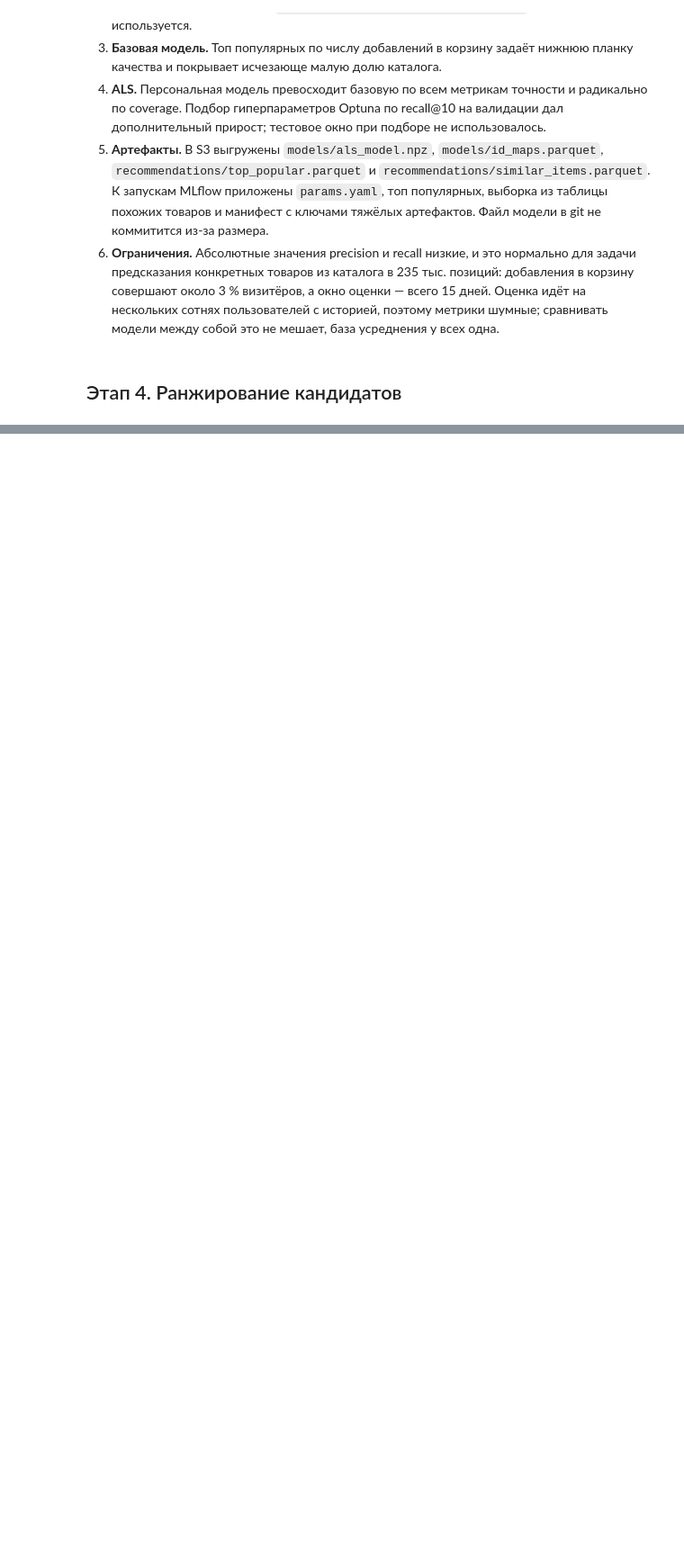
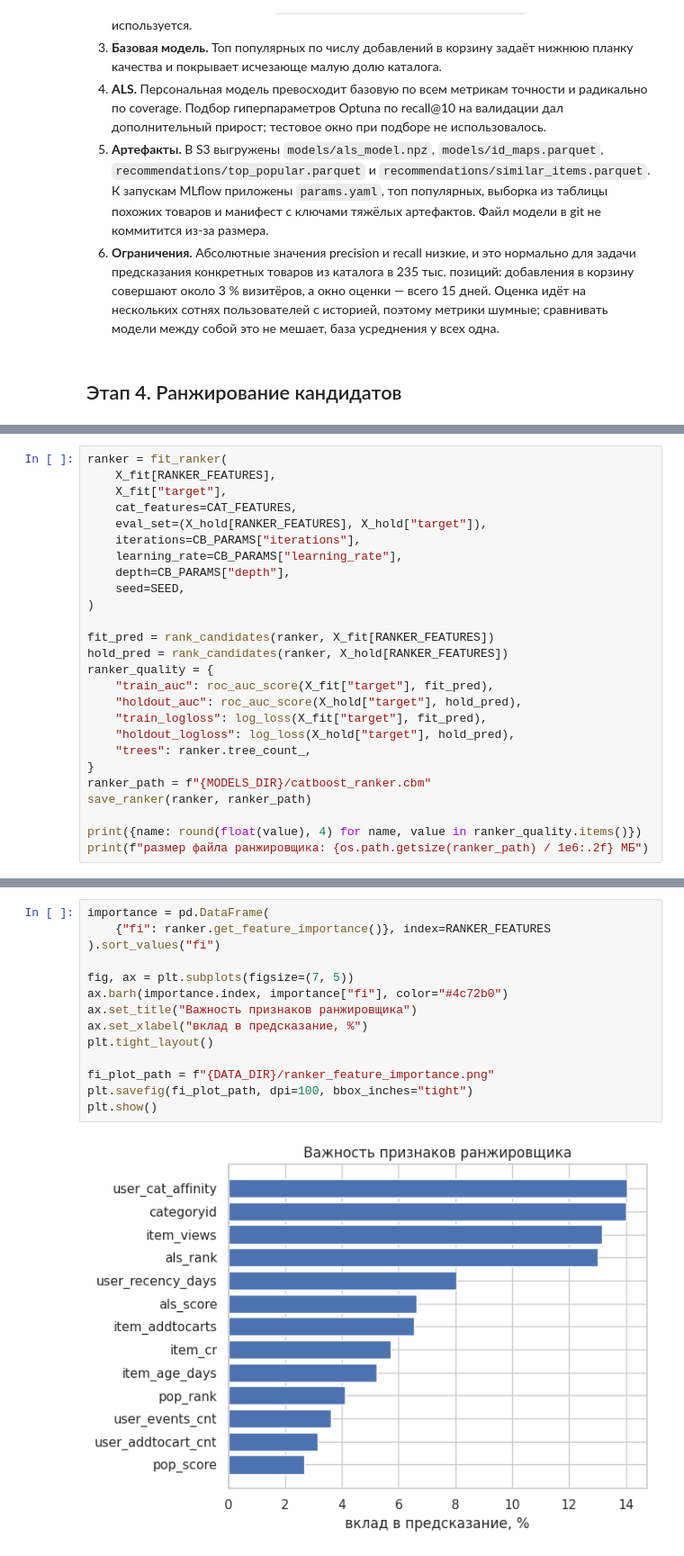
Before and after one commit to demetrioprotasov/mle-pr-final, a Jupyter notebook: notebooks/recommendations.ipynb, the cells around one changed output, grey strips where cells are left out. Shown at 90% size. Cells and saved outputs as stored; diff of their text form; blank space fills up the shorter version.

```diff
--- a/notebooks/recommendations.ipynb
+++ b/notebooks/recommendations.ipynb
@@ -727,0 +883,26 @@ print(f"вложенных запусков trial_*: {len(runs) - len(main_runs)
+# %%
+ranker = fit_ranker(
+    X_fit[RANKER_FEATURES],
+    X_fit["target"],
+    cat_features=CAT_FEATURES,
+    eval_set=(X_hold[RANKER_FEATURES], X_hold["target"]),
+    iterations=CB_PARAMS["iterations"],
+    learning_rate=CB_PARAMS["learning_rate"],
+    depth=CB_PARAMS["depth"],
+    seed=SEED,
+)
+
+fit_pred = rank_candidates(ranker, X_fit[RANKER_FEATURES])
+hold_pred = rank_candidates(ranker, X_hold[RANKER_FEATURES])
+ranker_quality = {
+    "train_auc": roc_auc_score(X_fit["target"], fit_pred),
+    "holdout_auc": roc_auc_score(X_hold["target"], hold_pred),
+    "train_logloss": log_loss(X_fit["target"], fit_pred),
+    "holdout_logloss": log_loss(X_hold["target"], hold_pred),
+    "trees": ranker.tree_count_,
+}
+ranker_path = f"{MODELS_DIR}/catboost_ranker.cbm"
+save_ranker(ranker, ranker_path)
+
+print({name: round(float(value), 4) for name, value in ranker_quality.items()})
+print(f"размер файла ранжировщика: {os.path.getsize(ranker_path) / 1e6:.2f} МБ")
@@ -727,0 +920,16 @@ print(f"вложенных запусков trial_*: {len(runs) - len(main_runs)
+# %%
+importance = pd.DataFrame(
+    {"fi": ranker.get_feature_importance()}, index=RANKER_FEATURES
+).sort_values("fi")
+
+fig, ax = plt.subplots(figsize=(7, 5))
+ax.barh(importance.index, importance["fi"], color="#4c72b0")
+ax.set_title("Важность признаков ранжировщика")
+ax.set_xlabel("вклад в предсказание, %")
+plt.tight_layout()
+
+fi_plot_path = f"{DATA_DIR}/ranker_feature_importance.png"
+plt.savefig(fi_plot_path, dpi=100, bbox_inches="tight")
+plt.show()
+# %% [output]
+[figure, added]
```
Also changed, not shown: parts of 33 cells of this notebook, 6 other files.
